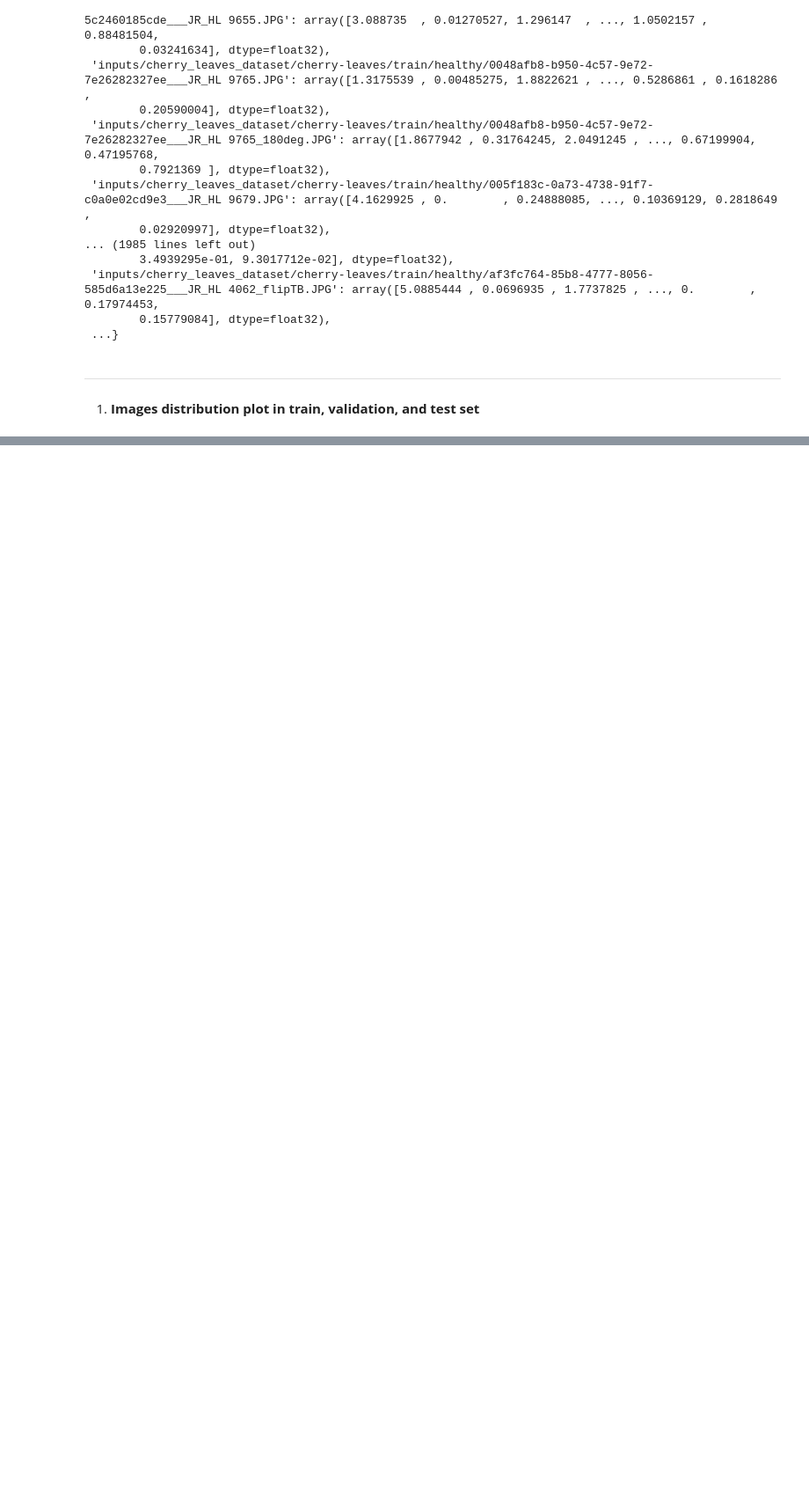
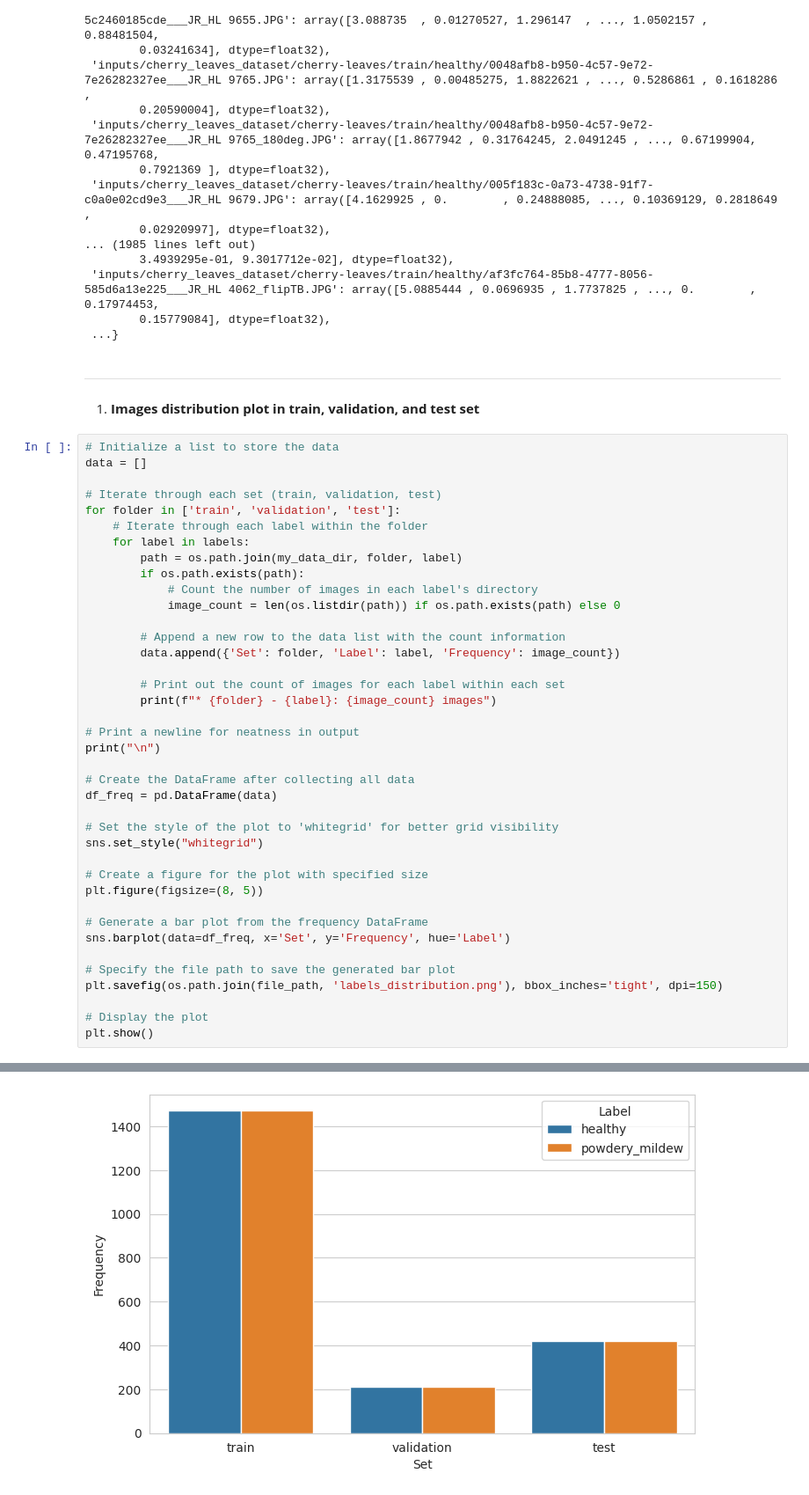
Before and after one commit to Mawadda-Kadi/mildew-detection-in-cherry-leaves, a Jupyter notebook: jupyter_notebooks/3-modelling-and-evaluating.ipynb, the cells around one changed output, grey strips where cells are left out. Shown at 88% size. Drawn from its saved outputs; the diff is of its cells as text; blank space fills up the shorter version.

Commit message:
modelling & visualisation: plot images distribution

```diff
--- a/jupyter_notebooks/3-modelling-and-evaluating.ipynb
+++ b/jupyter_notebooks/3-modelling-and-evaluating.ipynb
@@ -113,3 +113,43 @@ image_size
 ____________________________________________________________________________________________________
 # %% [markdown]
 1. **Images distribution plot in train, validation, and test set**
+# %%
+# Initialize a list to store the data
+data = []
+
+# Iterate through each set (train, validation, test)
+for folder in ['train', 'validation', 'test']:
+    # Iterate through each label within the folder
+    for label in labels:
+        path = os.path.join(my_data_dir, folder, label)
+        if os.path.exists(path):
+            # Count the number of images in each label's directory
+            image_count = len(os.listdir(path)) if os.path.exists(path) else 0
+
+        # Append a new row to the data list with the count information
+        data.append({'Set': folder, 'Label': label, 'Frequency': image_count})
+
+        # Print out the count of images for each label within each set
+        print(f"* {folder} - {label}: {image_count} images")
+
+# Print a newline for neatness in output
+print("\n")
+
+# Create the DataFrame after collecting all data
+df_freq = pd.DataFrame(data)
+
+# Set the style of the plot to 'whitegrid' for better grid visibility
+sns.set_style("whitegrid")
+
+# Create a figure for the plot with specified size
+plt.figure(figsize=(8, 5))
+
+# Generate a bar plot from the frequency DataFrame
+sns.barplot(data=df_freq, x='Set', y='Frequency', hue='Label')
+
+# Specify the file path to save the generated bar plot
+plt.savefig(os.path.join(file_path, 'labels_distribution.png'), bbox_inches='tight', dpi=150)
+
+# Display the plot
+plt.show()
+# %% [output]
@@ -115,0 +162 @@ ________________________________________________________________________________
+[figure, added]
```
Also changed, not shown: parts of 1 cell of this notebook, 1 other file.
